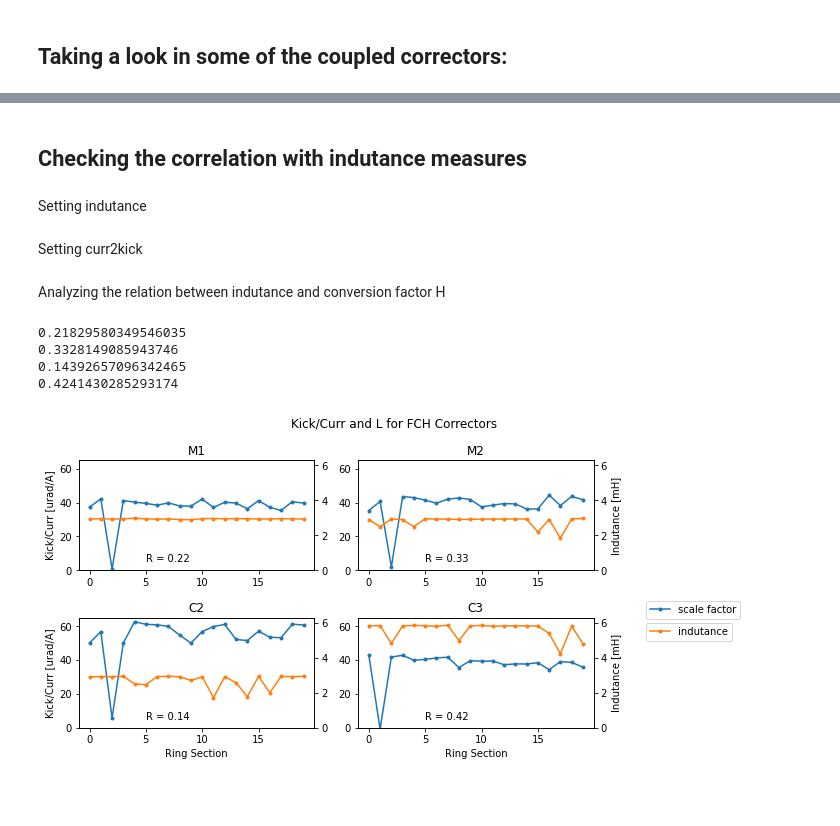
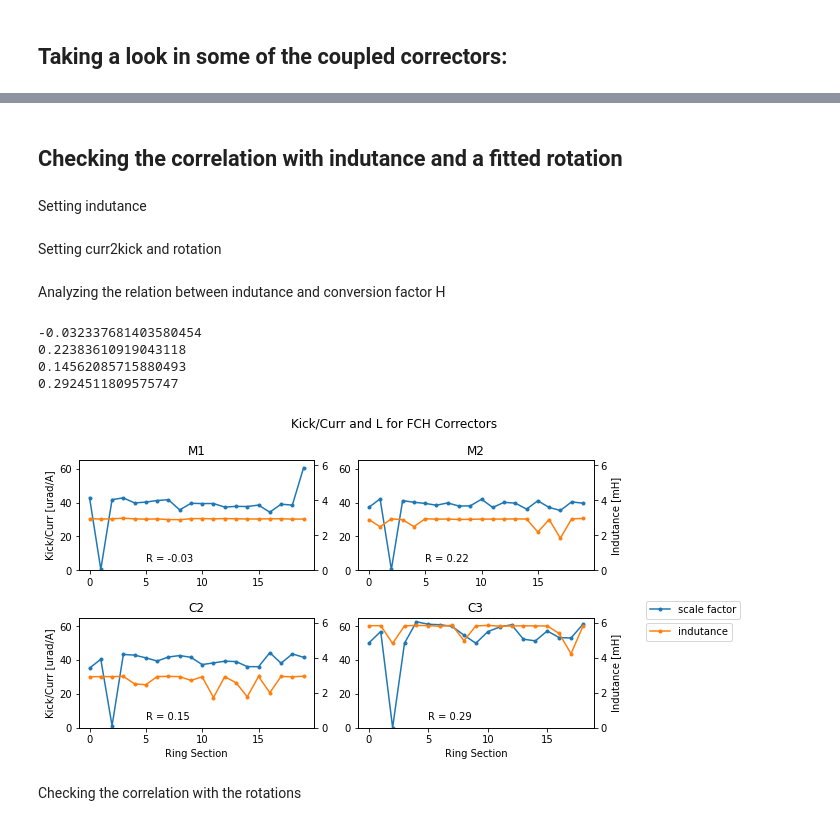
Before and after one commit to lnls-fac/apsuite, a Jupyter notebook: apsuite/fast_correctors/fast_correctors_polarization_measure.ipynb, the cells around one changed output, grey strips where cells are left out. Cells and saved outputs as stored; diff of their text form; code cells hidden in the pictures; blank space fills up the shorter version.

```diff
--- a/apsuite/fast_correctors/fast_correctors_polarization_measure.ipynb
+++ b/apsuite/fast_correctors/fast_correctors_polarization_measure.ipynb
@@ -459,12 +439,0 @@ fchy_model = mod_orm[160:, idx]
-# %%
-fig, ax = plt.subplots(1, 2)
-ax[0].plot(fchx)
-ax[0].plot(fchx_model)
-ax[1].plot(fchy)
-ax[1].plot(fchy_model)
-ax[0].set_ylabel('x')
-ax[1].set_ylabel('y')
-ax[0].set_xlabel('bpm idx')
-ax[1].set_xlabel('bpm idx')
-plt.tight_layout()
-plt.show()
@@ -473,18 +440,19 @@ plt.show()
 # %% [markdown]
-## Checking the correlation with indutance measures
+## Checking the correlation with indutance and a fitted rotation
 # %%
 # Criando um objeto para armezenar os dados de cada corretora
 class FastCorr:
     """."""
     CorrTypes = ("M1", "M2", "C2", "C3")
 
-    def __init__(self, dimension='H', sector='01', corr_type='', indutance=0, curr2kick=0, orm_idx=0):
+    def __init__(self, dimension='H', sector='01', corr_type='', indutance=0, curr2kick=0, rotation=0, orm_idx=0):
         """."""
         self._dimension = dimension
         self._sector = sector
         self._corr_type = corr_type
         self._indutance = indutance  # [mH]
         self._curr2kick = curr2kick  # [A/mrad]
+        self._rotation = rotation
         self._devname = 'SI-'+sector+corr_type+':PS-FC'+dimension
         self._orm_idx = orm_idx
 
@@ -494,9 +462,11 @@ class FastCorr:
 # %% [markdown]
 Setting indutance
 # %%
-fch_idx = 0
-fcv_idx = 0
-fclist = []
+# fch_idx = 0
+# fcv_idx = 0
+fchlist = []
+fcvlist = []
+
 with open ('indutancia.txt', 'rt') as myfile:
     for line in myfile:
         if line.startswith('Setor'):
@@ -510,14 +480,25 @@ with open ('indutancia.txt', 'rt') as myfile:
             fc = FastCorr(dimension=corrt[-1], sector=sect, corr_type=sub)
             fc._indutance = float(indut)
             if corrt[-1] == 'H':
-                fc._orm_idx = fch_idx
+#                 fc._orm_idx = fch_idx
                 fch_idx += 1
+                fchlist.append(fc)
             else:
-                fc._orm_idx = 80 + fcv_idx
+#                 fc._orm_idx = 80 + fcv_idx
                 fcv_idx += 1
-            fclist.append(fc)
+                fcvlist.append(fc)
+
+#  Putting the correctors of 01M1 at the end of the list,
+# like in the ORM indexing:
+fch0 = fchlist[0]
+fchlist = fchlist[1:-1] + [fch0]
+fcv0 = fcvlist[0]
+fcvlist = fcvlist[1:-1] + [fcv0]
 # %% [markdown]
-Setting curr2kick
+Setting curr2kick and rotation
 # %%
-for fc in fclist:
-    fc._curr2kick = curr2kick[fc._orm_idx]
+for i in range(len(fchlist)):
+    fchlist[i]._curr2kick = curr2kick[0][i]
+    fchlist[i]._rotation = angles[0][i]
+    fcvlist[i]._curr2kick = curr2kick[1][i]
+    fcvlist[i]._rotation = angles[1][i]
@@ -535,6 +505,7 @@ fcv_indut = np.array(fcv_indut)
 # %% [markdown]
 Analyzing the relation between indutance and conversion factor H
 # %%
+fclist = fchlist + fcvlist
 corrtypes = FastCorr.CorrTypes
 data_dict = dict()
 dim='H'
@@ -549,35 +520,37 @@ for i, corrtype in enumerate(corrtypes):
             curr2kick0.append(fc._curr2kick)
             indutance0.append(fc._indutance)
     correlation = np.corrcoef(curr2kick0[3:], indutance0[3:])[0,1]
     ax = axes.flat[i]
     ax.set_title(corrtype)
     ax1 = ax.twinx()
     ax.plot(curr2kick0, c='tab:blue', label='scale factor', marker='.')
     ax.set_ylim([0, 65])
     ax.annotate(f'R = {correlation:.2f}', xy=(5, 5))
     ax1.tick_params(axis='y')
 
     ax1.plot(indutance0, c='tab:orange', label='indutance', marker='.')
     ax1.tick_params(axis='y')
     ax1.set_ylim([0, 6.3])
 
     print(correlation)
     if i == 0 or i == 2:
         ax.set_ylabel("Kick/Curr [urad/A]")
     if i == 2 or i == 3:
         ax.set_xlabel("Ring Section")
     if i == 1 or i == 3:
         ax1.set_ylabel ('Indutance [mH]')
     j+=1
 fig.suptitle('Kick/Curr and L for FC'+dim+' Correctors')
 axes[1,1].legend(loc='upper left', bbox_to_anchor=(1.2, 1.2))
 ax1.legend(loc='upper left', bbox_to_anchor=(1.2,1))
 
 plt.tight_layout()
 plt.savefig('Current_kick_and_indutance'+dim+'.png', dpi=300, facecolor='white', transparent=False)
 # %% [output]
-0.21829580349546035
-0.3328149085943746
-0.14392657096342465
-0.4241430285293174
+-0.032337681403580454
+0.22383610919043118
+0.14562085715880493
+0.2924511809575747
-[figure, old version]
+[figure, new version]
+# %% [markdown]
+Checking the correlation with the rotations
```
Also changed, not shown: parts of 40 cells of this notebook, 6 other files.
